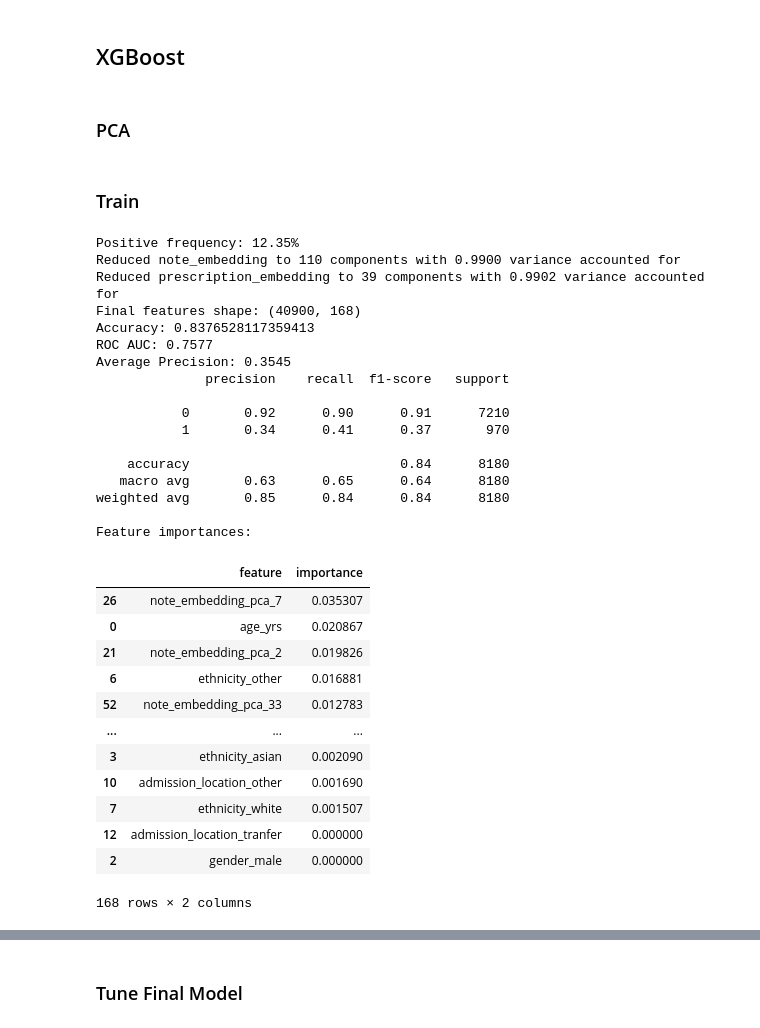
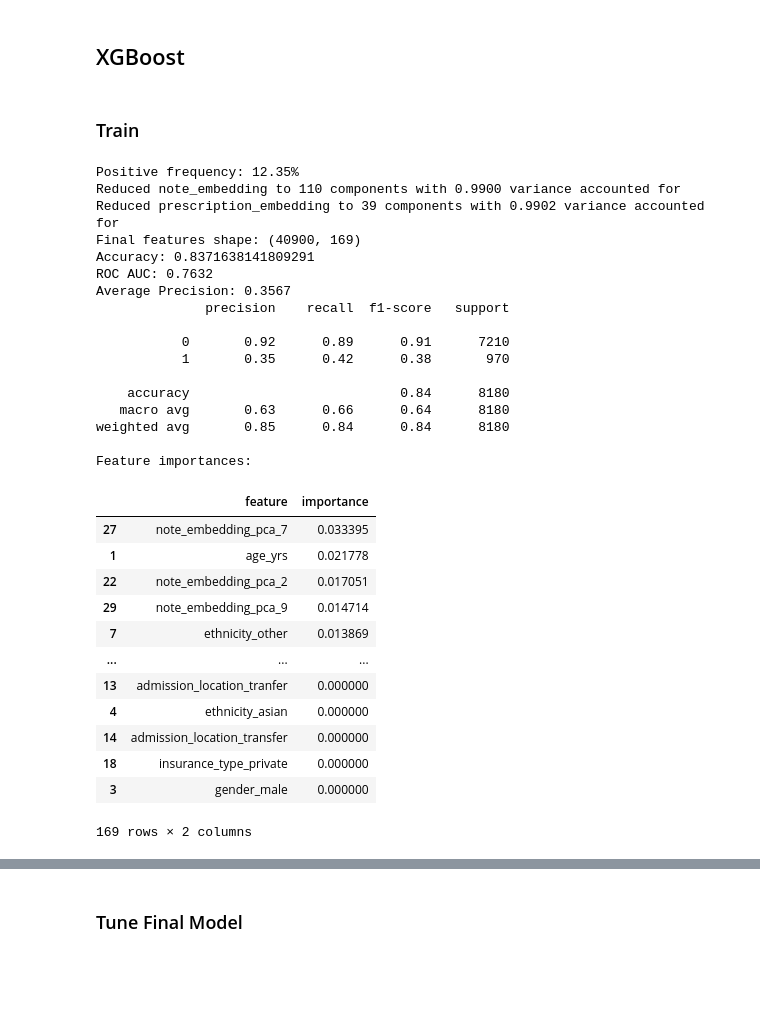
Before and after one commit to TylerAnderton/DeepRiskICU, a Jupyter notebook: ml-training/long_context.ipynb, the cells around one changed output, grey strips where cells are left out. Cells and saved outputs as stored; diff of their text form; code cells hidden in the pictures; blank space fills up the shorter version.

```diff
--- a/ml-training/long_context.ipynb
+++ b/ml-training/long_context.ipynb
@@ -212,7 +213,7 @@ patients_admissions_data = pd.merge(
     how='inner'
 )
 assert_unique(patients_admissions_data, 'admission_id')
-patients_admissions_data.drop(columns='patient_id', inplace=True)
+# patients_admissions_data.drop(columns='patient_id', inplace=True) need to drop after getting final patient count
 
 print(patients_admissions_data.info())
 patients_admissions_data
@@ -1320,4 +1564,2 @@ None
 # %% [markdown]
 ## XGBoost
-# %% [markdown]
-### PCA
@@ -1407,7 +1592,8 @@ def train_and_eval_xgb(
     X_train, X_test, y_train, y_test = train_test_split(X, y, test_size=test_size, random_state=random_state)
 
     model = XGBClassifier(
-        eval_metric = 'logloss',
+        objective='binary:logistic',
+        eval_metric = 'auc',
         scale_pos_weight = 1 / positive_freq  # Account for class imbalance
     )
 
@@ -1429,41 +1615,41 @@ def train_and_eval_xgb(
 
     return model, feat_importances, pca_objects_dict
 # %%
-model, feature_importances, pca_objects_dict = train_and_eval_xgb(
+xgb_model, xgb_feature_importances, xgb_pca_objects_dict = train_and_eval_xgb(
     final_data,
     embedding_cols=['note_embedding', 'prescription_embedding'],
     pca_variance=0.99,
 )
 # %% [output]
 Positive frequency: 12.35%
 Reduced note_embedding to 110 components with 0.9900 variance accounted for
 Reduced prescription_embedding to 39 components with 0.9902 variance accounted for
-Final features shape: (40900, 168)
-Accuracy: 0.8376528117359413
-ROC AUC: 0.7577
-Average Precision: 0.3545
+Final features shape: (40900, 169)
+Accuracy: 0.8371638141809291
+ROC AUC: 0.7632
+Average Precision: 0.3567
               precision    recall  f1-score   support
 
-           0       0.92      0.90      0.91      7210
-           1       0.34      0.41      0.37       970
+           0       0.92      0.89      0.91      7210
+           1       0.35      0.42      0.38       970
 
     accuracy                           0.84      8180
-   macro avg       0.63      0.65      0.64      8180
+   macro avg       0.63      0.66      0.64      8180
 weighted avg       0.85      0.84      0.84      8180
 
 Feature importances:
 |  | feature | importance |
-| 26 | note_embedding_pca_7 | 0.035307 |
-| 0 | age_yrs | 0.020867 |
-| 21 | note_embedding_pca_2 | 0.019826 |
-| 6 | ethnicity_other | 0.016881 |
-| 52 | note_embedding_pca_33 | 0.012783 |
+| 27 | note_embedding_pca_7 | 0.033395 |
+| 1 | age_yrs | 0.021778 |
+| 22 | note_embedding_pca_2 | 0.017051 |
+| 29 | note_embedding_pca_9 | 0.014714 |
+| 7 | ethnicity_other | 0.013869 |
 | ... | ... | ... |
-| 3 | ethnicity_asian | 0.002090 |
-| 10 | admission_location_other | 0.001690 |
-| 7 | ethnicity_white | 0.001507 |
-| 12 | admission_location_tranfer | 0.000000 |
-| 2 | gender_male | 0.000000 |
+| 13 | admission_location_tranfer | 0.000000 |
+| 4 | ethnicity_asian | 0.000000 |
+| 14 | admission_location_transfer | 0.000000 |
+| 18 | insurance_type_private | 0.000000 |
+| 3 | gender_male | 0.000000 |
-168 rows × 2 columns
+169 rows × 2 columns
 # %% [markdown]
 Positive frequency: 12.35%
```
Also changed, not shown: parts of 25 cells of this notebook, 2 other files.
